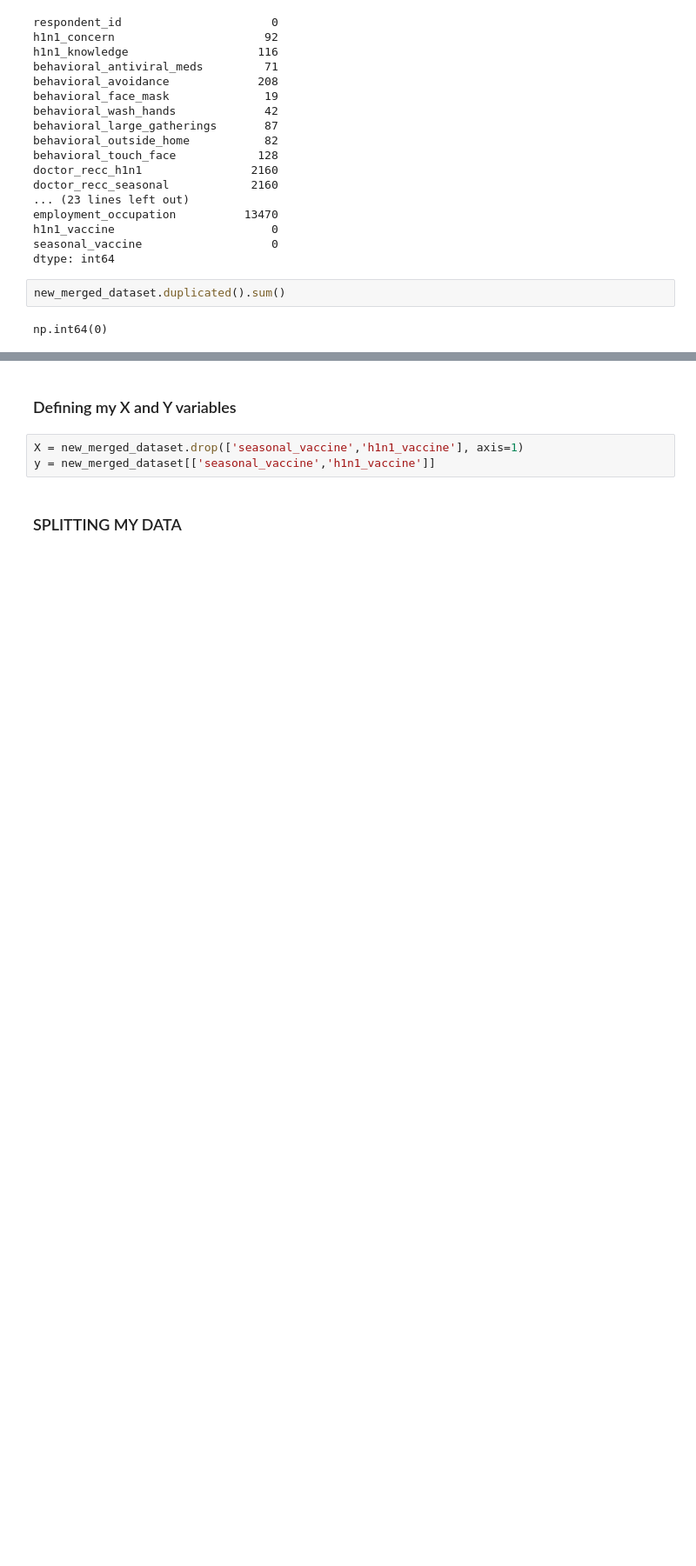
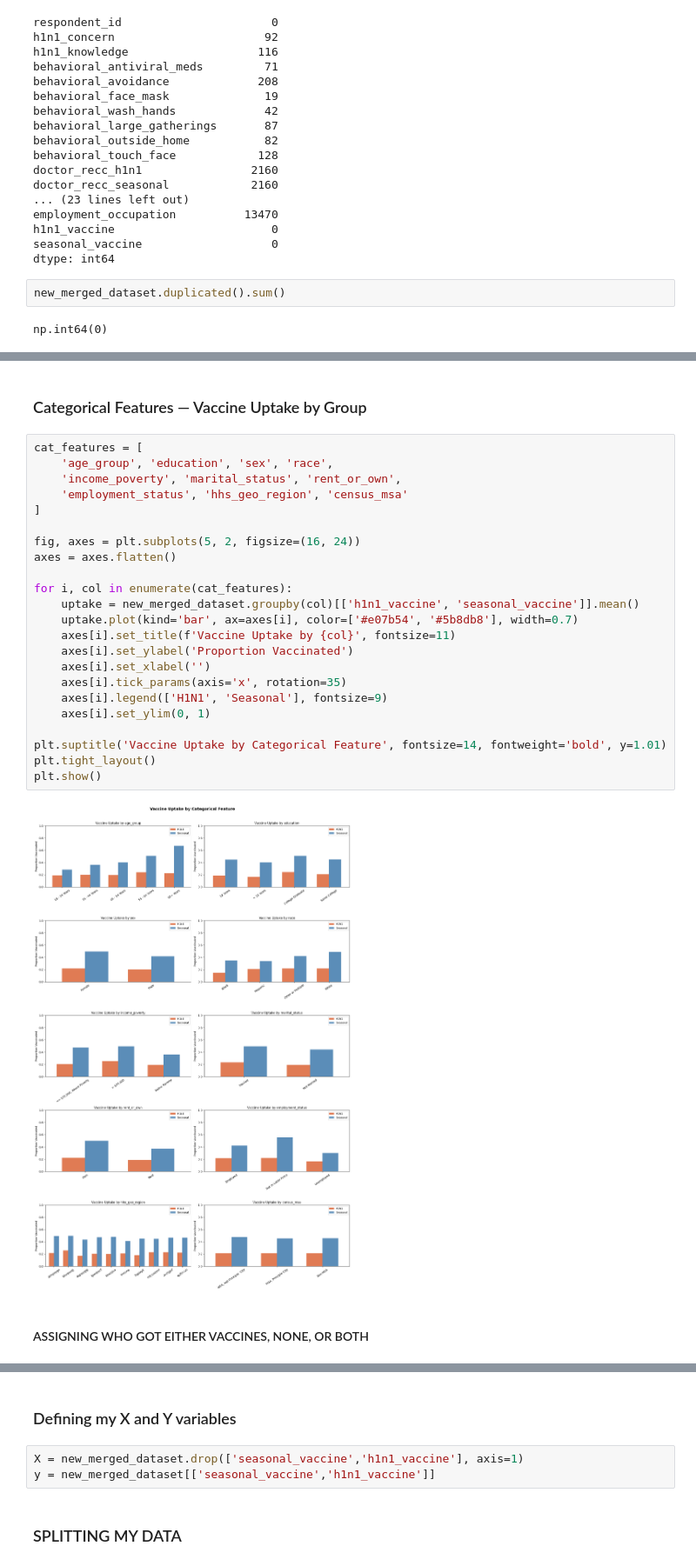
Before and after one commit to angelawachira-eng/H1N1_and_Seasonal_Flu_Vaccines---ML_Project, a Jupyter notebook: Vaccines_prediction.ipynb, the cells around one changed output, grey strips where cells are left out. Shown at 87% size. Drawn from its saved outputs; the diff is of its cells as text; blank space fills up the shorter version.

```diff
--- a/Vaccines_prediction.ipynb
+++ b/Vaccines_prediction.ipynb
@@ -217,0 +280,29 @@ np.int64(0)
+# %% [markdown]
+### Categorical Features — Vaccine Uptake by Group
+# %%
+cat_features = [
+    'age_group', 'education', 'sex', 'race',
+    'income_poverty', 'marital_status', 'rent_or_own',
+    'employment_status', 'hhs_geo_region', 'census_msa'
+]
+
+fig, axes = plt.subplots(5, 2, figsize=(16, 24))
+axes = axes.flatten()
+
+for i, col in enumerate(cat_features):
+    uptake = new_merged_dataset.groupby(col)[['h1n1_vaccine', 'seasonal_vaccine']].mean()
+    uptake.plot(kind='bar', ax=axes[i], color=['#e07b54', '#5b8db8'], width=0.7)
+    axes[i].set_title(f'Vaccine Uptake by {col}', fontsize=11)
+    axes[i].set_ylabel('Proportion Vaccinated')
+    axes[i].set_xlabel('')
+    axes[i].tick_params(axis='x', rotation=35)
+    axes[i].legend(['H1N1', 'Seasonal'], fontsize=9)
+    axes[i].set_ylim(0, 1)
+
+plt.suptitle('Vaccine Uptake by Categorical Feature', fontsize=14, fontweight='bold', y=1.01)
+plt.tight_layout()
+plt.show()
+# %% [output]
+[figure, added]
+# %% [markdown]
+#### ASSIGNING WHO GOT EITHER VACCINES, NONE, OR BOTH
```
Also changed, not shown: parts of 11 cells of this notebook.
